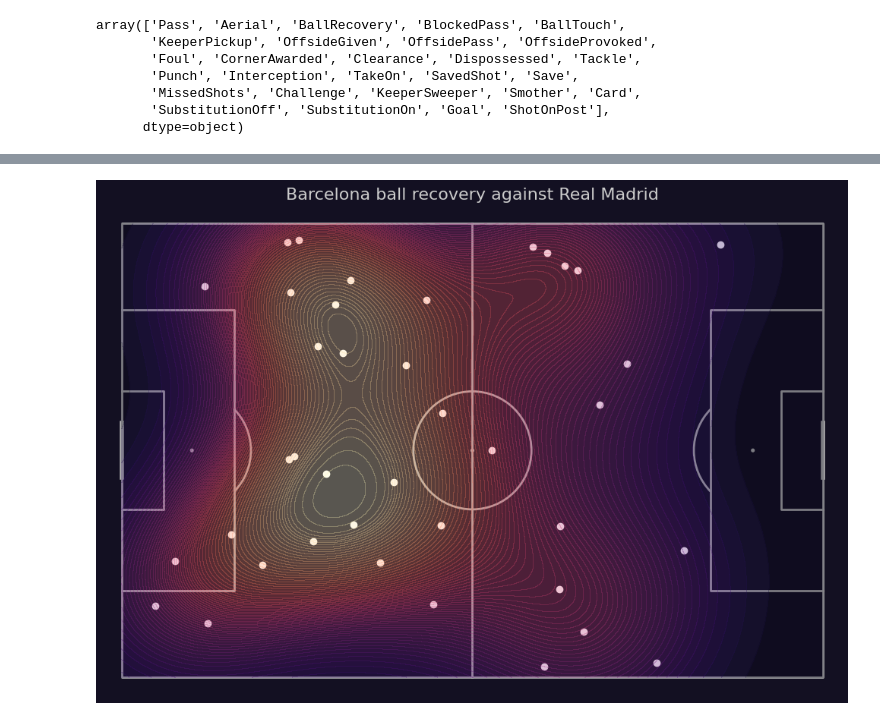
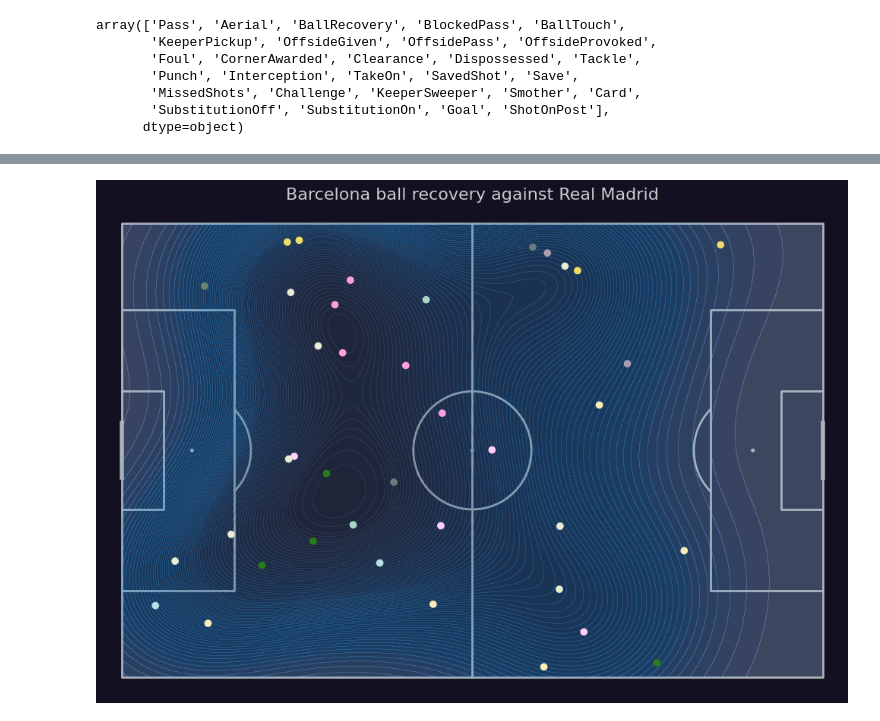
Before and after one commit to RidhoBeteer/barca-attacking-trio-vs-madrid, a Jupyter notebook: ball_recovery_scatter_plot.ipynb, the cells around one changed output, grey strips where cells are left out. Drawn from its saved outputs; the diff is of its cells as text; code cells hidden in the pictures.

```diff
--- a/ball_recovery_scatter_plot.ipynb
+++ b/ball_recovery_scatter_plot.ipynb
@@ -106,3 +77,15 @@ df_passes.sort_values(by=['player_name'])
 df_recovery = filter_dataframe(df_events, 'event_type', 'BallRecovery')
 df_recovery = filter_dataframe(df_recovery, 'teamId', 65)
 df_recovery = df_recovery.sort_values(by=['player_name'])
+recovery_players = df_recovery['player_name'].unique()
+colors = ['#eedd66', '#acd7c8', '#6b7b7b', '#6a8472', '#ff9ede', '#2a7e19', '#fbedb8', '#fed0fc', '#b4e0e7', '#eaecd3', '#aa9fb2']
+# %%
+# assign color to each unique player
+colors_dict = {}
+for key in recovery_players:
+    for value in colors:
+        colors_dict[key] = value
+        colors.remove(value)
+        break
+
+colors_dict
@@ -109,13 +104,15 @@ df_recovery = df_recovery.sort_values(by=['player_name'])
+# %%
+df_recovery['color'] = df_recovery['player_name'].apply(lambda x: colors_dict.get(x))
 # %%
 pitch = Pitch(pitch_type='wyscout', pitch_color='#131022')
 fig, ax = pitch.draw(figsize=(11, 7), constrained_layout=False, tight_layout=True)
 fig.set_facecolor('#131022')
 
-pitch.scatter(df_recovery.x, df_recovery.y, c='#fff', ax=ax)
 pitch.kdeplot(df_recovery.x, df_recovery.y, ax=ax,
               fill=True, levels=75, thresh=0,
-              cut=4, cmap='magma', alpha=0.3)
+              cut=4, alpha=0.3)
+pitch.scatter(df_recovery.x, df_recovery.y, c=df_recovery.color, ax=ax)
 ax_title = ax.set_title(f'Barcelona ball recovery against Real Madrid', fontsize=16, color='#ccc')
 plt.gca().invert_yaxis()
 # %% [output]
-[figure, old version]
+[figure, new version]
```
Also changed, not shown: parts of 4 cells of this notebook.
